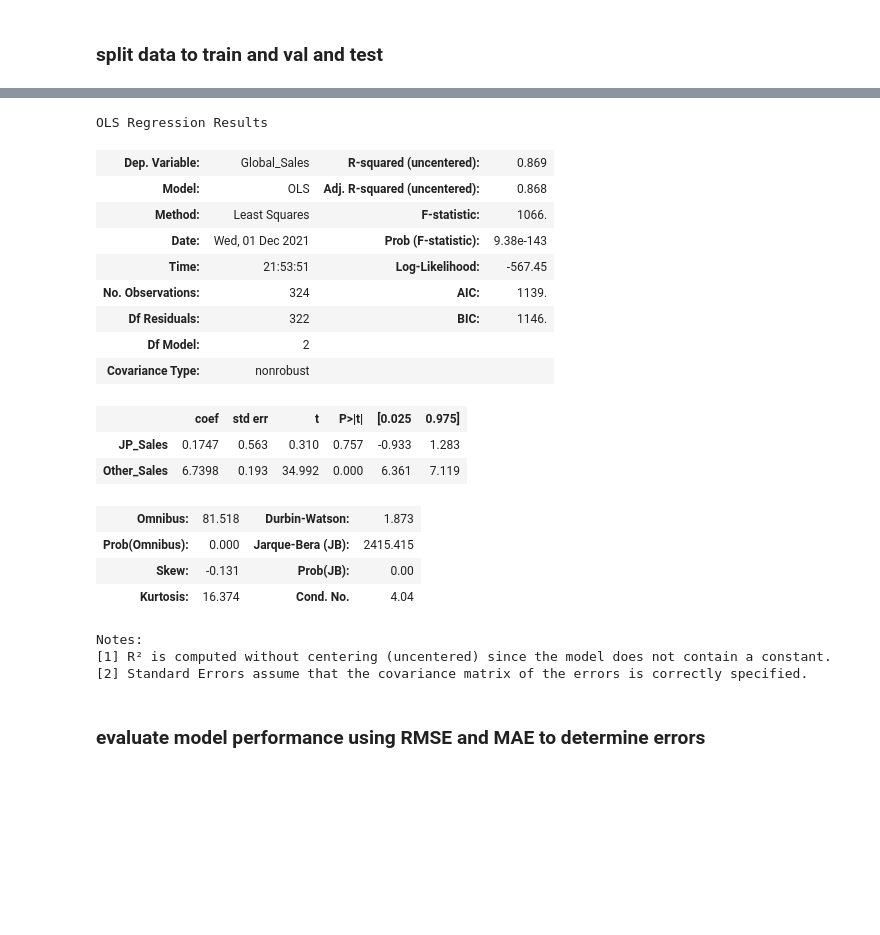
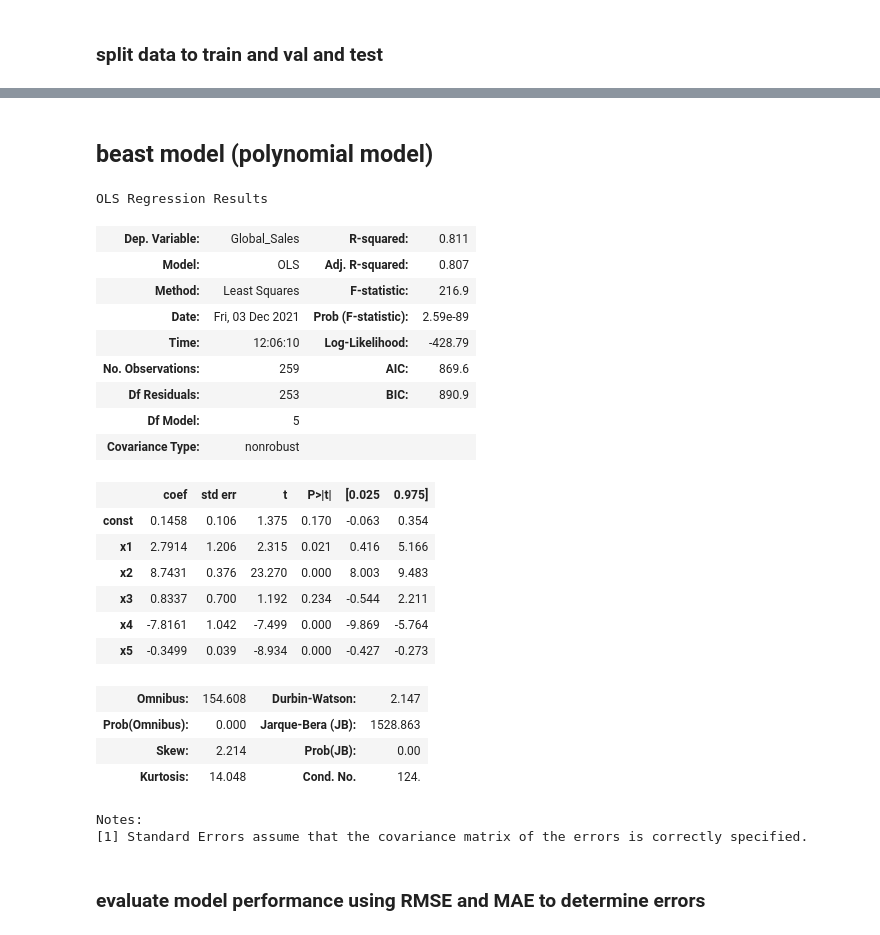
Before and after one commit to RazanAlzahrani1/VideoGames_Regression, a Jupyter notebook: linearRegression.ipynb, the cells around one changed output, grey strips where cells are left out. Cells and saved outputs as stored; diff of their text form; code cells hidden in the pictures; blank space fills up the shorter version.

```diff
--- a/linearRegression.ipynb
+++ b/linearRegression.ipynb
@@ -182,8 +243,7 @@ Ridge Regression test R^2: -1.048
 # %%
 #exp2 (poly on X)
-
 lm_poly.fit(X_train_poly, y_train)
-print(f'Degree 2 polynomial regression val R^2: {lm_poly.score(X_val_poly, y_val):.3f}')
-lm.fit(x,y)
-print(f'Degree Regression test R^2: {lm.score(X_test, y_test):.3f}')
+print(f'Degree 2 polynomial regression train R^2: {lm_poly.score(X_train_poly, y_train):.3f}')
+lm.fit(X_val_poly,y_val)
+print(f'Degree Regression val R^2: {lm_poly.score(X_val_poly, y_val):.3f}')
 # %% [output]
@@ -238,0 +252,5 @@ ValueError: Found input variables with inconsistent numbers of samples: [406, 32
+# %%
+
+lm_poly.fit(X_train, y_train)
+preds = lm_poly.predict(x)
+sns.jointplot(x=preds,y=y, kind='reg')
@@ -238,0 +265,5 @@ ValueError: Found input variables with inconsistent numbers of samples: [406, 32
+# %%
+lm.fit(X_train, y_train)
+print(f'linear regression train R^2: {lm.score(X_train, y_train):.3f}')
+lm.fit(X_val,y_val)
+print(f'linear Regression val R^2: {lm.score(X_val, y_val):.3f}')
@@ -238,0 +273,5 @@ ValueError: Found input variables with inconsistent numbers of samples: [406, 32
+# %%
+
+lm.fit(X_train, y_train)
+preds = lm.predict(x)
+sns.jointplot(x=preds,y=y, kind='reg')
@@ -239,31 +281,36 @@ ValueError: Found input variables with inconsistent numbers of samples: [406, 32
 # %%
 #lm.fit(x,y)
 #print(f'Linear Regression test R^2: {lm.score(X_test, y_test):.3f}')
+# %% [markdown]
+## beast model (polynomial model)
 # %%
-model = sm.OLS(y,x)
+model = sm.OLS(y_train,X_train_poly)
 fit = model.fit()
 fit.summary()
 # %% [output]
 OLS Regression Results
-| Dep. Variable: | Global_Sales | R-squared (uncentered): | 0.869 |
-| Model: | OLS | Adj. R-squared (uncentered): | 0.868 |
-| Method: | Least Squares | F-statistic: | 1066. |
-| Date: | Wed, 01 Dec 2021 | Prob (F-statistic): | 9.38e-143 |
-| Time: | 21:53:51 | Log-Likelihood: | -567.45 |
-| No. Observations: | 324 | AIC: | 1139. |
-| Df Residuals: | 322 | BIC: | 1146. |
-| Df Model: | 2 |  |  |
+| Dep. Variable: | Global_Sales | R-squared: | 0.811 |
+| Model: | OLS | Adj. R-squared: | 0.807 |
+| Method: | Least Squares | F-statistic: | 216.9 |
+| Date: | Fri, 03 Dec 2021 | Prob (F-statistic): | 2.59e-89 |
+| Time: | 12:06:10 | Log-Likelihood: | -428.79 |
+| No. Observations: | 259 | AIC: | 869.6 |
+| Df Residuals: | 253 | BIC: | 890.9 |
+| Df Model: | 5 |  |  |
 | Covariance Type: | nonrobust |  |  |
 |  | coef | std err | t | P>|t| | [0.025 | 0.975] |
-| JP_Sales | 0.1747 | 0.563 | 0.310 | 0.757 | -0.933 | 1.283 |
-| Other_Sales | 6.7398 | 0.193 | 34.992 | 0.000 | 6.361 | 7.119 |
+| const | 0.1458 | 0.106 | 1.375 | 0.170 | -0.063 | 0.354 |
+| x1 | 2.7914 | 1.206 | 2.315 | 0.021 | 0.416 | 5.166 |
+| x2 | 8.7431 | 0.376 | 23.270 | 0.000 | 8.003 | 9.483 |
+| x3 | 0.8337 | 0.700 | 1.192 | 0.234 | -0.544 | 2.211 |
+| x4 | -7.8161 | 1.042 | -7.499 | 0.000 | -9.869 | -5.764 |
+| x5 | -0.3499 | 0.039 | -8.934 | 0.000 | -0.427 | -0.273 |
-| Omnibus: | 81.518 | Durbin-Watson: | 1.873 |
-| Prob(Omnibus): | 0.000 | Jarque-Bera (JB): | 2415.415 |
-| Skew: | -0.131 | Prob(JB): | 0.00 |
-| Kurtosis: | 16.374 | Cond. No. | 4.04 |
+| Omnibus: | 154.608 | Durbin-Watson: | 2.147 |
+| Prob(Omnibus): | 0.000 | Jarque-Bera (JB): | 1528.863 |
+| Skew: | 2.214 | Prob(JB): | 0.00 |
+| Kurtosis: | 14.048 | Cond. No. | 124. |
 Notes:
-[1] R² is computed without centering (uncentered) since the model does not contain a constant.
-[2] Standard Errors assume that the covariance matrix of the errors is correctly specified.
+[1] Standard Errors assume that the covariance matrix of the errors is correctly specified.
 # %% [markdown]
 ###  evaluate model performance using  RMSE and MAE to determine errors
 # %%
```
Also changed, not shown: parts of 47 cells of this notebook.
